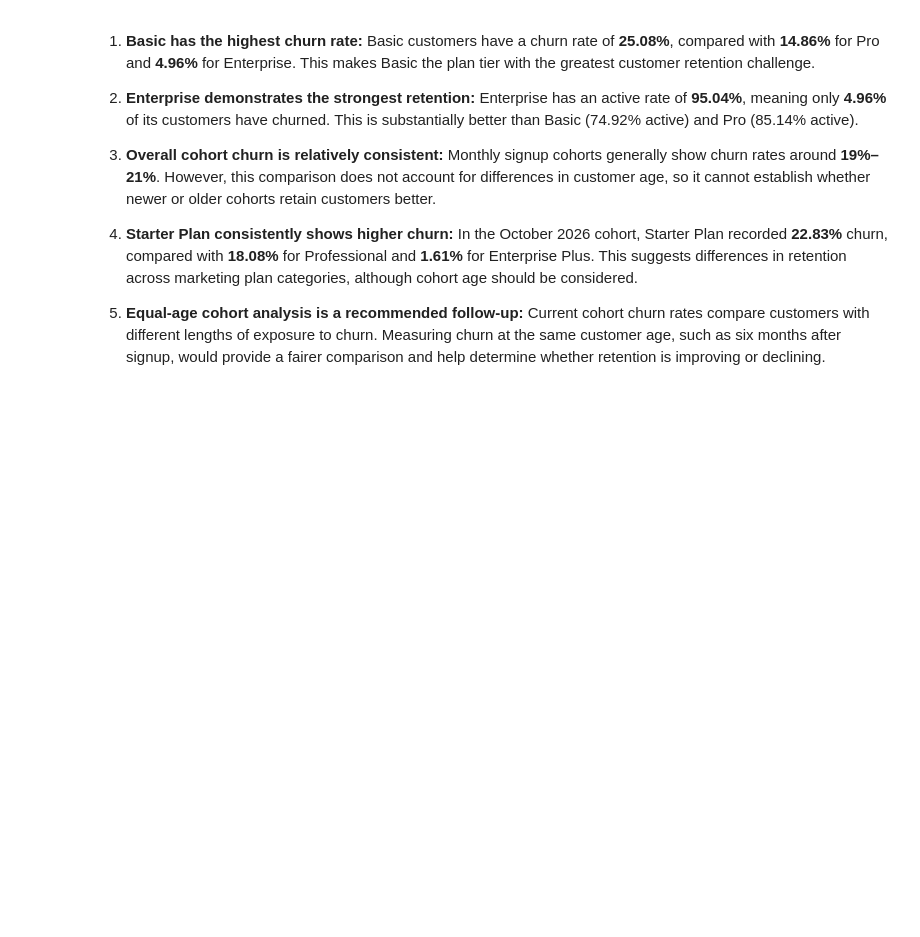
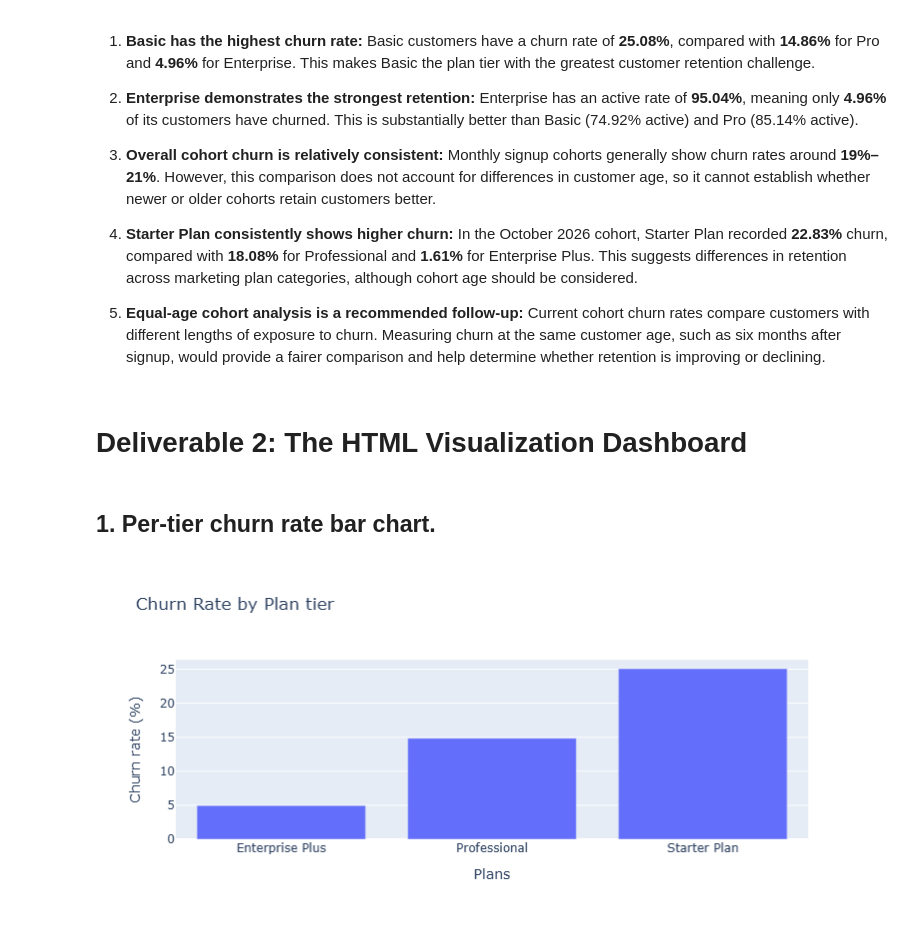
Before and after one commit to merryhailu/northstar-module-04-python-for-data-analytics, a Jupyter notebook: module-4-project-finflow-churn/finflow_churn_analysis_final.ipynb, the cells around one changed output. Cells and saved outputs as stored; diff of their text form; code cells hidden in the pictures; blank space fills up the shorter version.

Commit message:
adding the html file

```diff
--- a/module-4-project-finflow-churn/finflow_churn_analysis_final.ipynb
+++ b/module-4-project-finflow-churn/finflow_churn_analysis_final.ipynb
@@ -242,3 +244,20 @@ The cross-cut analysis compares churn rates across signup cohorts and marketing
 4. **Starter Plan consistently shows higher churn:** In the October 2026 cohort, Starter Plan recorded **22.83%** churn, compared with **18.08%** for Professional and **1.61%** for Enterprise Plus. This suggests differences in retention across marketing plan categories, although cohort age should be considered.
 
 5. **Equal-age cohort analysis is a recommended follow-up:** Current cohort churn rates compare customers with different lengths of exposure to churn. Measuring churn at the same customer age, such as six months after signup, would provide a fairer comparison and help determine whether retention is improving or declining.
+# %% [markdown]
+# Deliverable 2: The HTML Visualization Dashboard
+# %% [markdown]
+## 1. Per-tier churn rate bar chart.
+# %%
+fig_tier_churn_bar = px.bar(
+    churn_rate_by_tier,
+    x='marketing_name',
+    y = 'churn_rate_pct',
+    title = 'Churn Rate by Plan tier',
+    labels={'marketing_name':'Plans',
+            'churn_rate_pct': 'Churn rate (%)'}
+)
+fig_tier_churn_bar.update_layout(showlegend=False)
+fig_tier_churn_bar.show()
+# %% [output]
+[figure, added]
```
Also changed, not shown: parts of 13 cells of this notebook, 6 other files.
